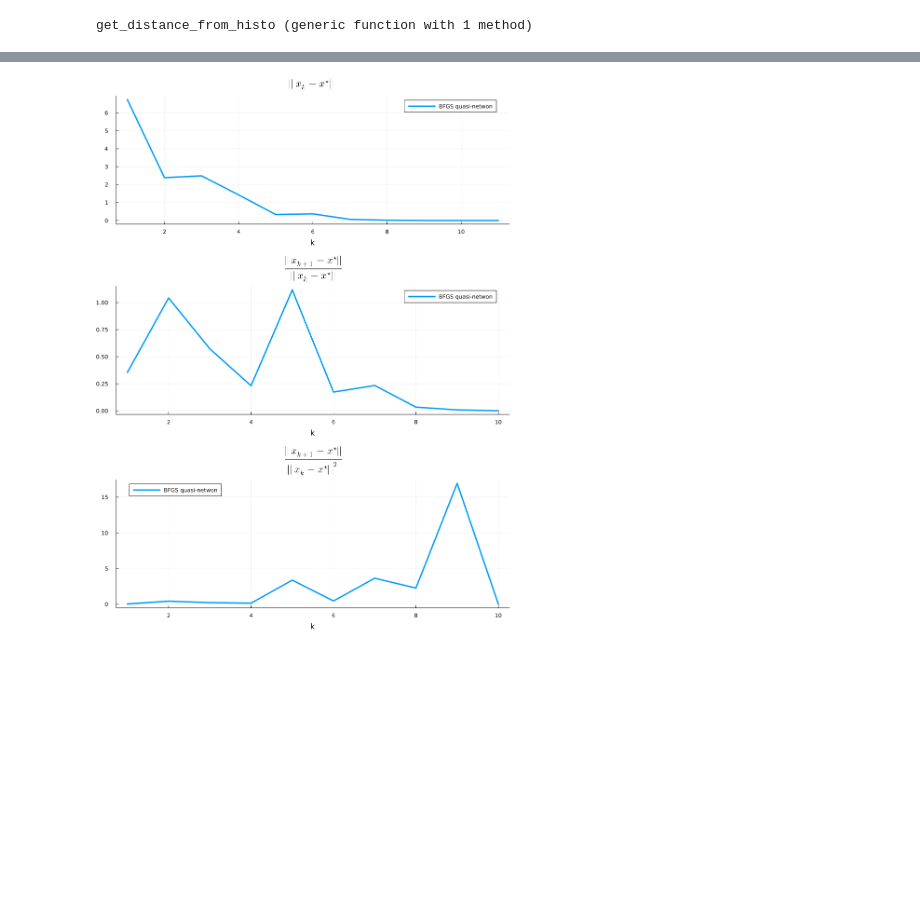
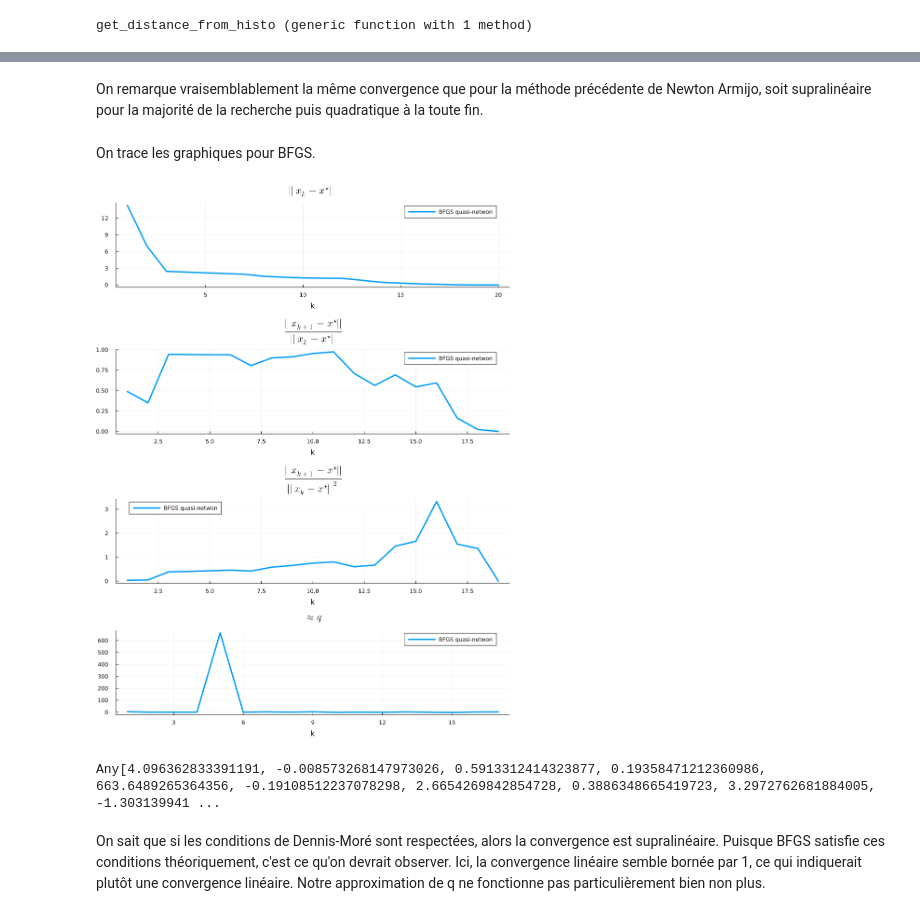
Before and after one commit to paraynaud/MTH8408-Hiv24, a Jupyter notebook: lab2 JP/Lab2_pallage.ipynb, the cells around one changed output, grey strips where cells are left out. Drawn from its saved outputs; the diff is of its cells as text; code cells hidden in the pictures; blank space fills up the shorter version.

```diff
--- a/lab2 JP/Lab2_pallage.ipynb
+++ b/lab2 JP/Lab2_pallage.ipynb
@@ -180,7 +192,7 @@ function newton_armijo_v2(nlp, x0, verbose::Bool = true, epsilon_abs = 1.0e-6, e
         dk = -gk
       end
     end
-    t = armijo(xk, dk, fk, gk, f)
+    t = armijo_mod(xk, dk, fk, gk, nlp)
     xk += t * dk
     push!(historique, xk)
     fk = obj(nlp, xk)
@@ -833,13 +940,17 @@ précédemment sur la minimisation de la fonction Himmelblau , i.e. fH(x) = (x[2
 ---
 ---
 # %%
+# fonction Himmelblau
 f(x) = (x[2] + x[1].^2 - 11).^2 + (x[1] + x[2].^2 - 7).^2
 
+
+# initialisation random de x0
 n = 2
 v = Vector{Float64}(undef,n)
-x0 = rand!(v,-5:5)
+x0 = rand!(v,-10:10)
+display(x0)
 
-display(x0)
+# definition du nlp
 nlp = ADNLPModel(f, x0);
 # %% [output]
 2-element Vector{Float64}:
@@ -901,9 +1021,15 @@ An optimal solution has been found in 0.0001270771026611328 seconds
 # %%
+"""
+Function that returns all of the required metrics,
+i.e., euclidian distance between xk and x_last, the linear convergence, the quadratic convergence.
+"""
+
 function get_distance_from_histo(histo)
     x_star = histo[end]
     dist = []
     conv = []
     conv_quad = []
+    q_est = []
     for x in histo
         push!(dist, norm(x - x_star, 2))
     end
@@ -912,14 +1038,22 @@ function get_distance_from_histo(histo)
         push!(conv, dist[i+1]./dist[i])
         push!(conv_quad, dist[i+1]./(dist[i]).^2)
     end
-    return dist, conv, conv_quad
+
+    for i in 3:(length(histo)-1)
+        a = log.(norm((histo[i+1] - histo[i]))./norm((histo[i] - histo[i-1])))
+        b = log.(norm((histo[i] - histo[i-1]))./norm((histo[i-1] - histo[i-2])))
+        q = a./b
+        push!(q_est, q)
+
+    end
+    return dist, conv, conv_quad, q_est
 
 end
 # %% [output]
 get_distance_from_histo (generic function with 1 method)
 # %%
-dist1, conv1, conv_quad1 = get_distance_from_histo(histo1);
+dist1, conv1, conv_quad1, q1 = get_distance_from_histo(histo1);
 
-dist2, conv2, conv_quad2 = get_distance_from_histo(histo2);
+dist2, conv2, conv_quad2, q2 = get_distance_from_histo(histo2);
 
-dist3, conv3, conv_quad3 = get_distance_from_histo(histo3);
+dist3, conv3, conv_quad3, q3 = get_distance_from_histo(histo3);
@@ -955,10 +1099,24 @@ attempt to save state beyond implementation limit
+# %% [markdown]
+On remarque vraisemblablement la même convergence que pour la méthode précédente de Newton Armijo, soit supralinéaire pour la majorité de la recherche puis quadratique à la toute fin.
+# %% [markdown]
+On trace les graphiques pour BFGS.
 # %%
 k = 1:length(dist3)
 l = 1:length(conv3)
+m = 1:length(q3)
 p1=plot(k, [dist3], title=L"$||x_{k} - x^{\star} ||$", label="BFGS quasi-netwon", linewidth=3, xlabel="k")
 p2 = plot(l, [conv3], title=L"$\frac{||x_{k+1} - x^{\star} ||}{||x_{k} - x^{\star}||}$", label="BFGS quasi-netwon", linewidth=3, xlabel="k")
 p3 = plot(l, [conv_quad3], title=L"$\frac{||x_{k+1} - x^{\star} ||}{||x_{k} - x^{\star}||^2}$",label="BFGS quasi-netwon", linewidth=3, xlabel="k")
+p4 = plot(m, q3, title=L"$\approx q$",label="BFGS quasi-netwon", linewidth=3, xlabel="k")
+
 plot!(size=(900,1200))
-plot(p1, p2, p3, layout=(3,1), legend=true)
+
+plot(p1, p2, p3, p4, layout=(4,1), legend=true)
 # %% [output]
-[figure, old version]
+[figure, new version]
+# %%
+print(q3)
+# %% [output]
+Any[4.096362833391191, -0.008573268147973026, 0.5913312414323877, 0.19358471212360986, 663.6489265364356, -0.19108512237078298, 2.6654269842854728, 0.3886348665419723, 3.2972762681884005, -1.303139941 ...
+# %% [markdown]
+On sait que si les conditions de Dennis-Moré sont respectées, alors la convergence est supralinéaire. Puisque BFGS satisfie ces conditions théoriquement, c'est ce qu'on devrait observer. Ici, la convergence linéaire semble bornée par 1, ce qui indiquerait plutôt une convergence linéaire. Notre approximation de q ne fonctionne pas particulièrement bien non plus.
```
Also changed, not shown: parts of 40 cells of this notebook.
